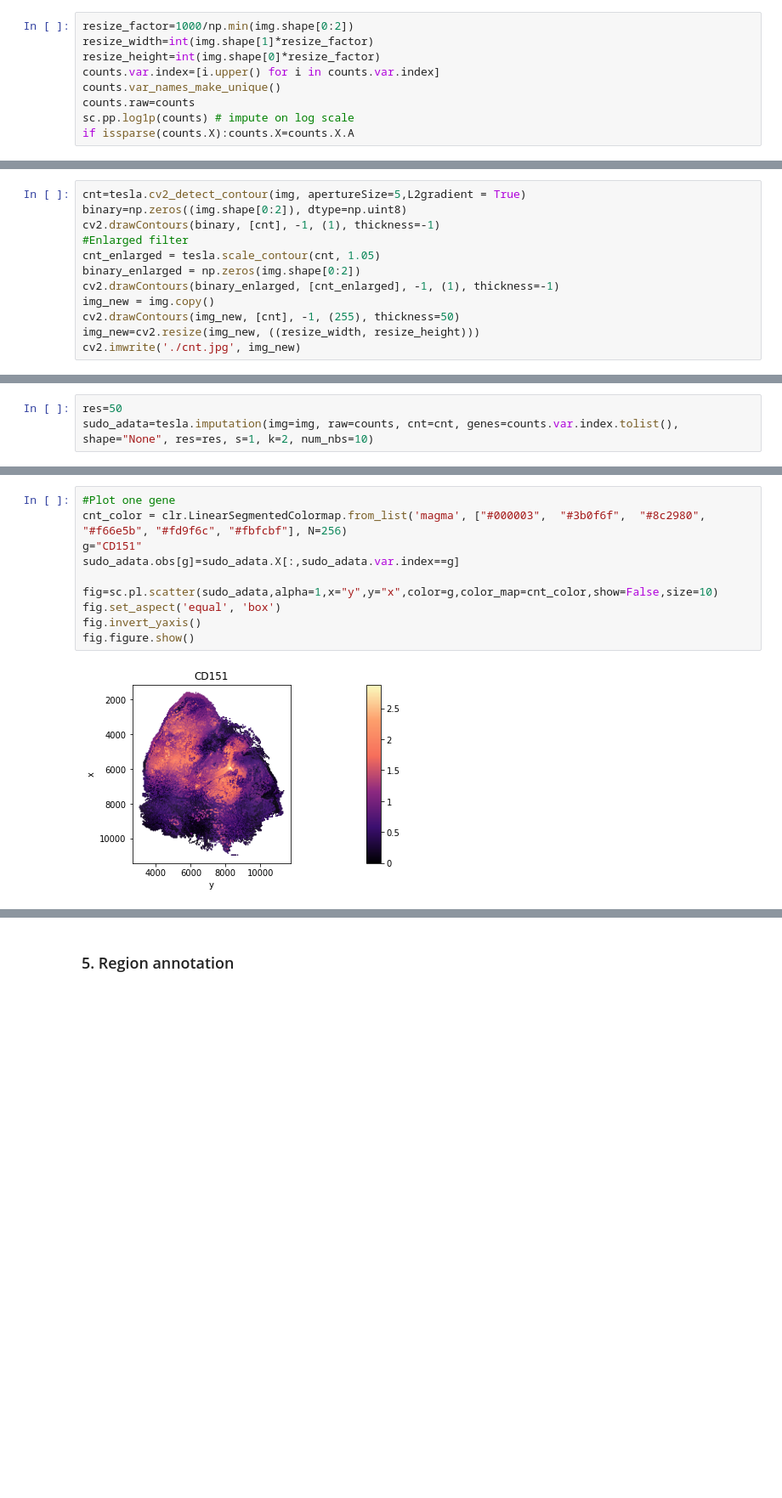
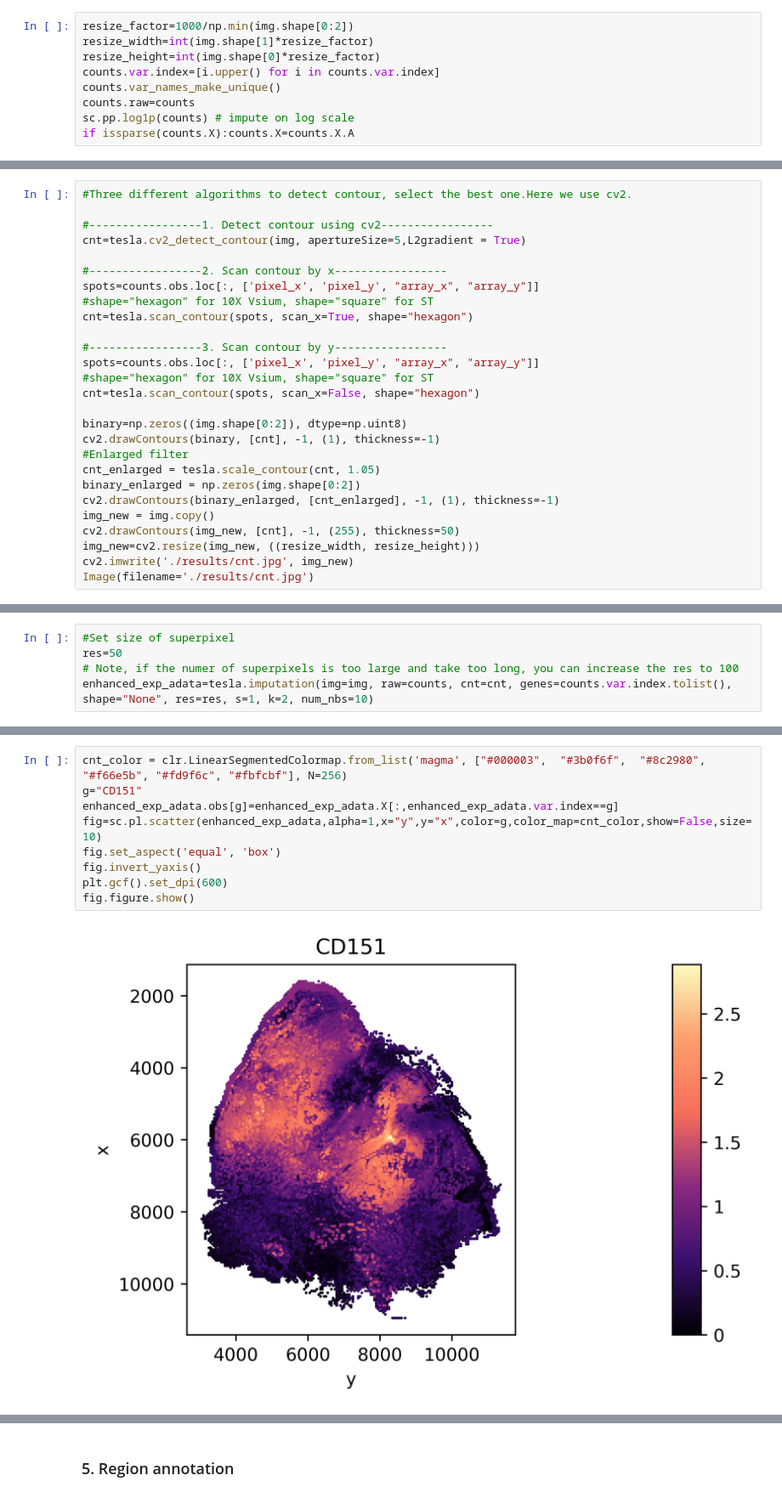
Before and after one commit to jianhuupenn/TESLA, a Jupyter notebook: tutorial/tutorial.ipynb, the cells around one changed output, grey strips where cells are left out. Shown at 85% size. Cells and saved outputs as stored; diff of their text form; blank space fills up the shorter version.

```diff
--- a/tutorial/tutorial.ipynb
+++ b/tutorial/tutorial.ipynb
@@ -116,5 +123,19 @@ if issparse(counts.X):counts.X=counts.X.A
 # %%
+#Three different algorithms to detect contour, select the best one.Here we use cv2.
+
+#-----------------1. Detect contour using cv2-----------------
 cnt=tesla.cv2_detect_contour(img, apertureSize=5,L2gradient = True)
+
+#-----------------2. Scan contour by x-----------------
+spots=counts.obs.loc[:, ['pixel_x', 'pixel_y', "array_x", "array_y"]]
+#shape="hexagon" for 10X Vsium, shape="square" for ST
+cnt=tesla.scan_contour(spots, scan_x=True, shape="hexagon")
+
+#-----------------3. Scan contour by y-----------------
+spots=counts.obs.loc[:, ['pixel_x', 'pixel_y', "array_x", "array_y"]]
+#shape="hexagon" for 10X Vsium, shape="square" for ST
+cnt=tesla.scan_contour(spots, scan_x=False, shape="hexagon")
+
 binary=np.zeros((img.shape[0:2]), dtype=np.uint8)
 cv2.drawContours(binary, [cnt], -1, (1), thickness=-1)
 #Enlarged filter
@@ -124,5 +145,6 @@ cv2.drawContours(binary_enlarged, [cnt_enlarged], -1, (1), thickness=-1)
 img_new = img.copy()
 cv2.drawContours(img_new, [cnt], -1, (255), thickness=50)
 img_new=cv2.resize(img_new, ((resize_width, resize_height)))
-cv2.imwrite('./cnt.jpg', img_new)
+cv2.imwrite('./results/cnt.jpg', img_new)
+Image(filename='./results/cnt.jpg')
 # %% [output]
@@ -135,6 +154,8 @@ Image(filename='./cnt.jpg')
 # %%
+#Set size of superpixel
 res=50
-sudo_adata=tesla.imputation(img=img, raw=counts, cnt=cnt, genes=counts.var.index.tolist(), shape="None", res=res, s=1, k=2, num_nbs=10)
+# Note, if the numer of superpixels is too large and take too long, you can increase the res to 100
+enhanced_exp_adata=tesla.imputation(img=img, raw=counts, cnt=cnt, genes=counts.var.index.tolist(), shape="None", res=res, s=1, k=2, num_nbs=10)
 # %% [output]
 Trying to set attribute `.obs` of view, copying.
 Total number of sudo points:  19988
@@ -157,12 +180,11 @@ Imputing spot 19000
 # %%
-#Plot one gene
 cnt_color = clr.LinearSegmentedColormap.from_list('magma', ["#000003",  "#3b0f6f",  "#8c2980",   "#f66e5b", "#fd9f6c", "#fbfcbf"], N=256)
 g="CD151"
-sudo_adata.obs[g]=sudo_adata.X[:,sudo_adata.var.index==g]
-
-fig=sc.pl.scatter(sudo_adata,alpha=1,x="y",y="x",color=g,color_map=cnt_color,show=False,size=10)
+enhanced_exp_adata.obs[g]=enhanced_exp_adata.X[:,enhanced_exp_adata.var.index==g]
+fig=sc.pl.scatter(enhanced_exp_adata,alpha=1,x="y",y="x",color=g,color_map=cnt_color,show=False,size=10)
 fig.set_aspect('equal', 'box')
 fig.invert_yaxis()
+plt.gcf().set_dpi(600)
 fig.figure.show()
 # %% [output]
-[figure, old version]
+[figure, new version]
```
Also changed, not shown: parts of 38 cells of this notebook.
